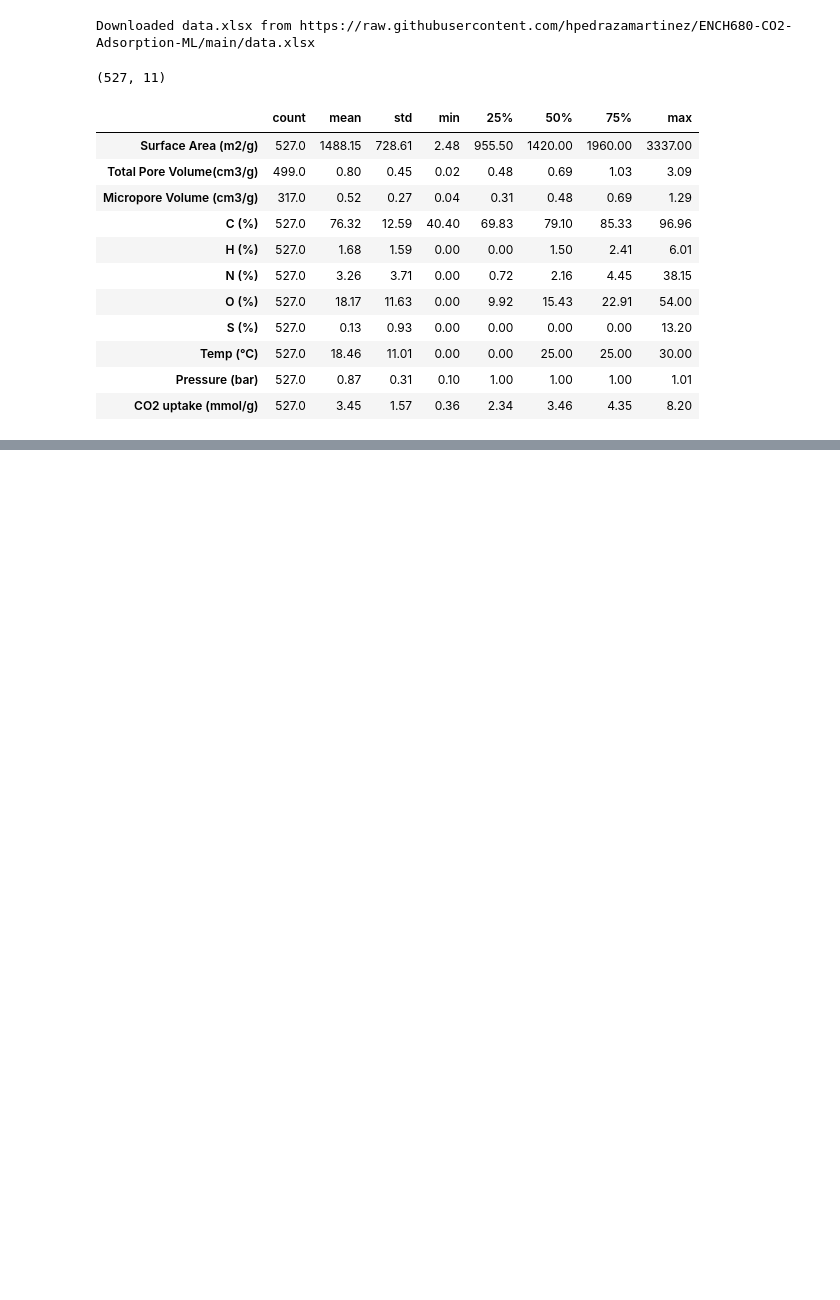
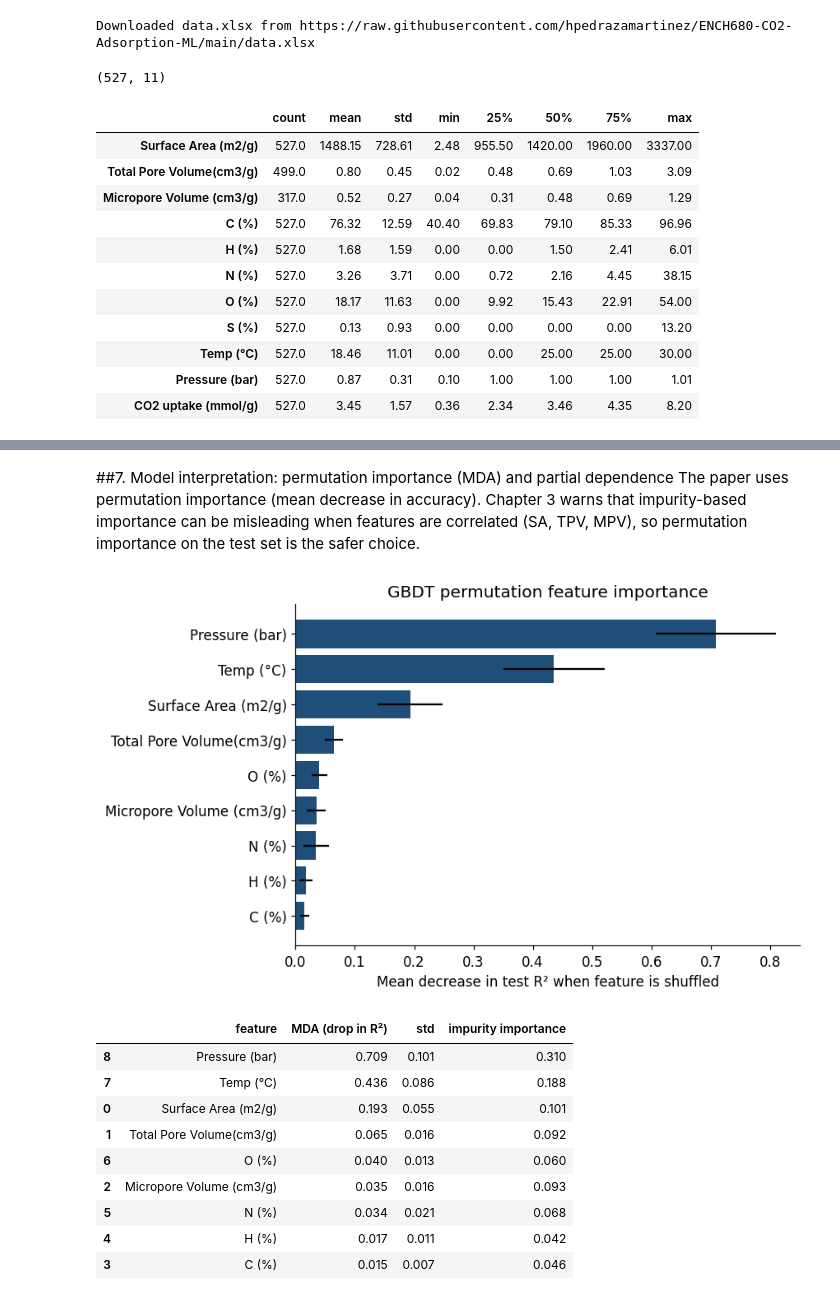
Before and after one commit to hpedrazamartinez/ENCH680-CO2-Adsorption-ML, a Jupyter notebook: ENCH680_CO2_Adsorption_Reproduction_Henry_and_Kyra.ipynb, the cells around one changed output, grey strips where cells are left out. Saved outputs shown, nothing was run; the diff lists cells and outputs as text; code cells hidden in the pictures; blank space fills up the shorter version.

```diff
--- a/ENCH680_CO2_Adsorption_Reproduction_Henry_and_Kyra.ipynb
+++ b/ENCH680_CO2_Adsorption_Reproduction_Henry_and_Kyra.ipynb
@@ -74,0 +231,13 @@ raw.describe().T.round(2)
+# %%
+paper = pd.DataFrame({"train R2": [0.98, 0.96, 0.92], "5-fold CV R2": [0.81, 0.81, 0.78],
+                      "test R2": [0.84, 0.83, 0.78], "test RMSE": [0.66, 0.68, 0.77]},
+                     index=["GBDT", "XGB", "LGB"])
+comp = []
+for k in ["GBDT", "XGB", "LGB"]:
+    for src, lab in [(paper.loc[k], "Paper (Table 1)"),
+                     (results.loc[f"{k} (authors' hyperparameters)"], "Ours, authors' hyperparameters"),
+                     (results.loc[f"{k} (our grid search)"], "Ours, own grid search")]:
+        comp.append({"model": k, "source": lab, **{c: src[c] for c in paper.columns}})
+comp = pd.DataFrame(comp)
+RESULTS["comparison"] = comp.round(3).to_dict(orient="records")
+comp.round(2)
@@ -74,0 +287,26 @@ raw.describe().T.round(2)
+# %% [markdown]
+##7. Model interpretation: permutation importance (MDA) and partial dependence
+The paper uses permutation importance (mean decrease in accuracy). Chapter 3 warns that impurity-based importance can be misleading when features are correlated (SA, TPV, MPV), so permutation importance on the test set is the safer choice.
+# %%
+gbdt = models[best]
+pi = permutation_importance(gbdt, X_test, y_test, n_repeats=30, random_state=SEED, scoring="r2")
+imp_df = pd.DataFrame({"feature": FEATURES, "MDA (drop in R²)": pi.importances_mean, "std": pi.importances_std,
+                       "impurity importance": gbdt.feature_importances_}).sort_values("MDA (drop in R²)", ascending=True)
+RESULTS["importance"] = imp_df.round(4).to_dict(orient="records")
+fig, ax = plt.subplots(figsize=(8, 4.8))
+ax.barh(imp_df["feature"], imp_df["MDA (drop in R²)"], xerr=imp_df["std"], color="#1F4E79")
+ax.set_xlabel("Mean decrease in test R² when feature is shuffled"); ax.set_title("GBDT permutation feature importance")
+plt.tight_layout(); plt.savefig("figs/fig4_permutation_importance.png", dpi=200); plt.show()
+imp_df.sort_values("MDA (drop in R²)", ascending=False).round(3)
+# %% [output]
+[figure, added]
+|  | feature | MDA (drop in R²) | std | impurity importance |
+| 8 | Pressure (bar) | 0.709 | 0.101 | 0.310 |
+| 7 | Temp (°C) | 0.436 | 0.086 | 0.188 |
+| 0 | Surface Area (m2/g) | 0.193 | 0.055 | 0.101 |
+| 1 | Total Pore Volume(cm3/g) | 0.065 | 0.016 | 0.092 |
+| 6 | O (%) | 0.040 | 0.013 | 0.060 |
+| 2 | Micropore Volume (cm3/g) | 0.035 | 0.016 | 0.093 |
+| 5 | N (%) | 0.034 | 0.021 | 0.068 |
+| 4 | H (%) | 0.017 | 0.011 | 0.042 |
+| 3 | C (%) | 0.015 | 0.007 | 0.046 |
```
Also changed, not shown: parts of 15 cells of this notebook.
